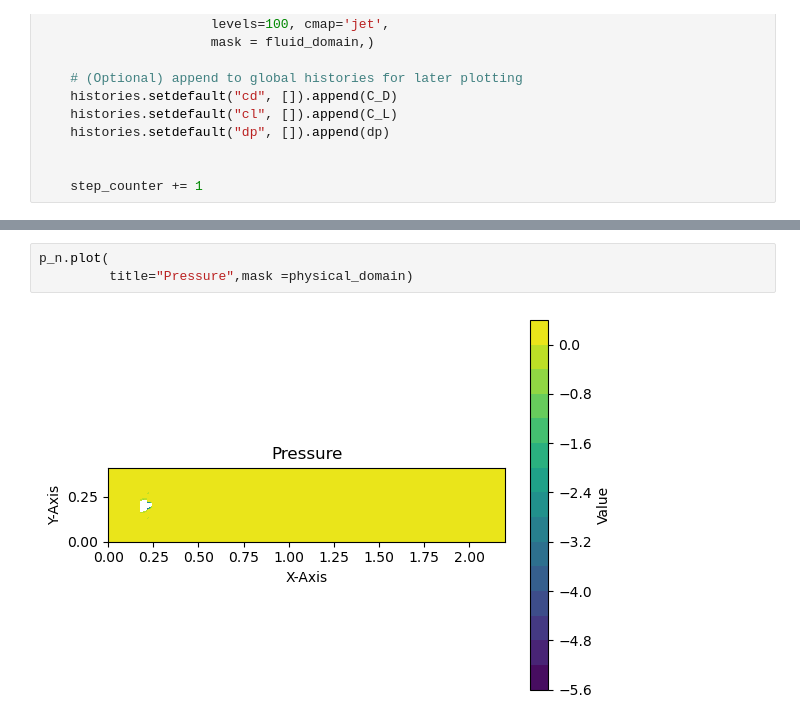
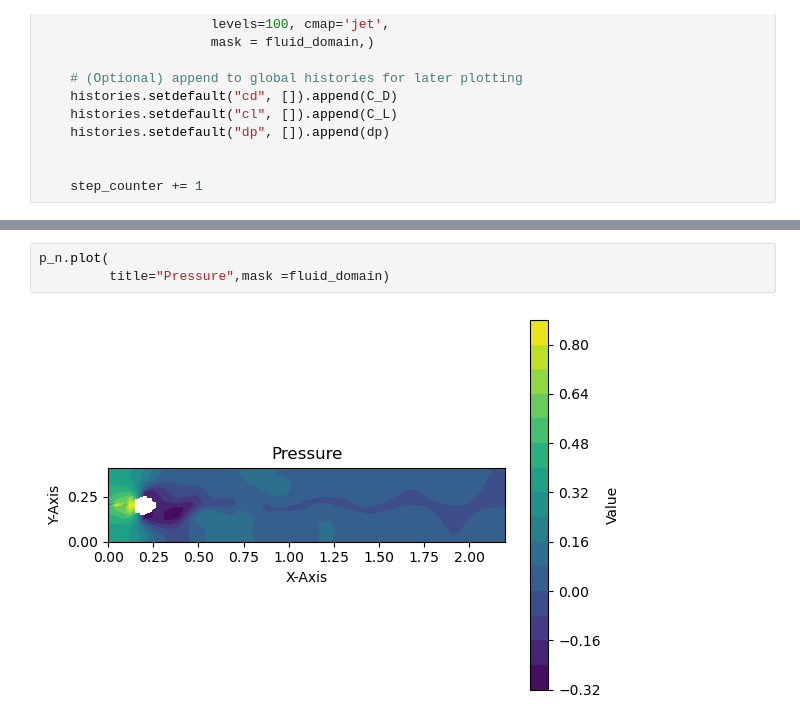
Before and after one commit to Jamal-dev/pycutfem, a Jupyter notebook: examples/turek_benchmark.ipynb, the cells around one changed output, grey strips where cells are left out. Cells and saved outputs as stored; diff of their text form.

```diff
--- a/examples/turek_benchmark.ipynb
+++ b/examples/turek_benchmark.ipynb
@@ -674,5 +700,5 @@ Plotting all components of 'u_n' as separate contour plots...
 # %%
 p_n.plot(
-         title="Pressure",mask =physical_domain)
+         title="Pressure",mask =fluid_domain)
 # %% [output]
-[figure, old version]
+[figure, new version]
```
Also changed, not shown: parts of 5 cells of this notebook, 54 other files.
